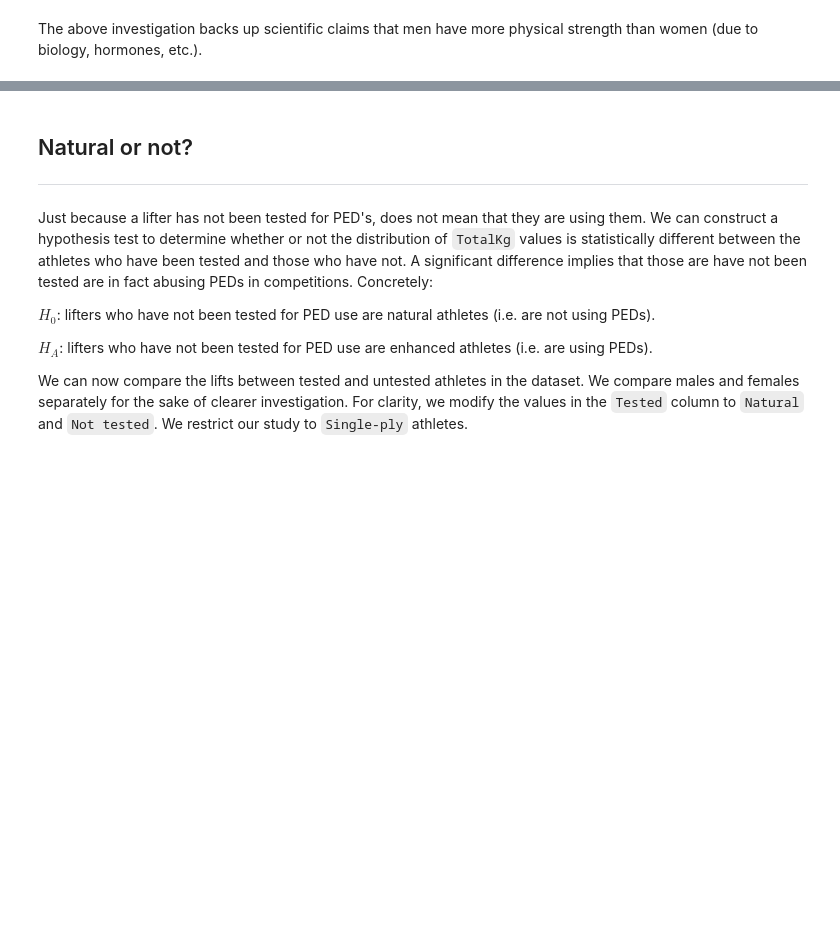
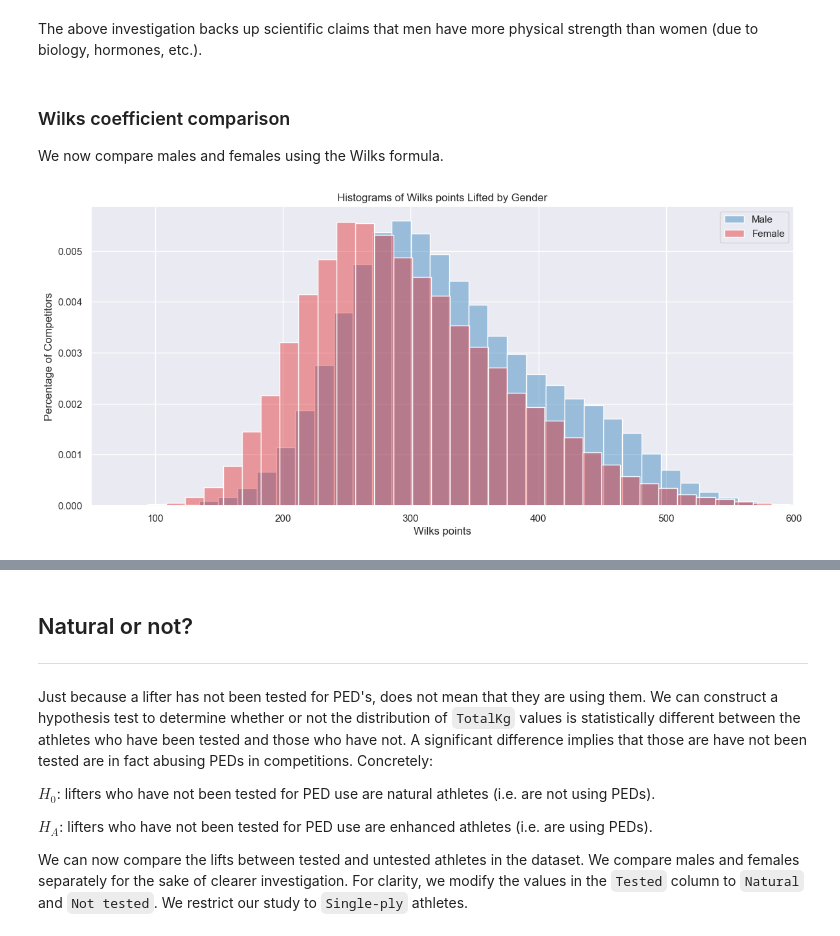
Before and after one commit to AmeerAliSaleem/powerlifting, a Jupyter notebook: Powerlifting_battle_of_the_genders.ipynb, the cells around one changed output, grey strips where cells are left out. Saved outputs shown, nothing was run; the diff lists cells and outputs as text; code cells hidden in the pictures; blank space fills up the shorter version.

```diff
--- a/Powerlifting_battle_of_the_genders.ipynb
+++ b/Powerlifting_battle_of_the_genders.ipynb
@@ -273,7 +254,8 @@ We now model the distribution of the random variable $D$ as a Gaussian with the
 # %%
 diff_dist = np.random.normal(diff_mean, diff_std, size=100000)
 plt.figure(figsize = (12, 6))
-sns.set_context("notebook", font_scale = 1.1)
+sns.set()
+# sns.set_context("notebook", font_scale = 1.1)
 
 sns.kdeplot(diff_dist, color = dblue, fill = True)
 # create an object to reference
@@ -325,3 +307,30 @@ The probability that the female is stronger than the male is: 9.78%.
 The probability that the male is stronger than the female is: 90.22%.
 # %% [markdown]
 The above investigation backs up scientific claims that men have more physical strength than women (due to biology, hormones, etc.).
+# %% [markdown]
+### Wilks coefficient comparison
+
+We now compare males and females using the Wilks formula.
+# %%
+males_wilks = df_filtered[df_filtered['Sex'] == 'M']['Wilks']
+females_wilks = df_filtered[df_filtered['Sex'] == 'F']['Wilks']
+# %%
+# histplot version (not deprecated)
+plt.close('all')
+plt.figure(figsize = (14, 6))
+sns.set()
+# sns.set_context("notebook", font_scale = 1.1)
+
+sns.histplot(males_wilks, label ='Male', stat='density', alpha=0.4, color = dblue,  bins=40)
+sns.histplot(females_wilks, label ='Female', stat='density', alpha=0.4, color = dred,  bins=40)
+plt.legend()
+
+plt.title('Histograms of Wilks points Lifted by Gender')
+#plt.yticks([])
+plt.xticks([0, 100, 200, 300, 400, 500, 600])
+plt.xlim(50, 600)
+plt.xlabel('Wilks points')
+plt.ylabel('Percentage of Competitors')
+plt.show()
+# %% [output]
+[figure, added]
```
Also changed, not shown: parts of 11 cells of this notebook.
